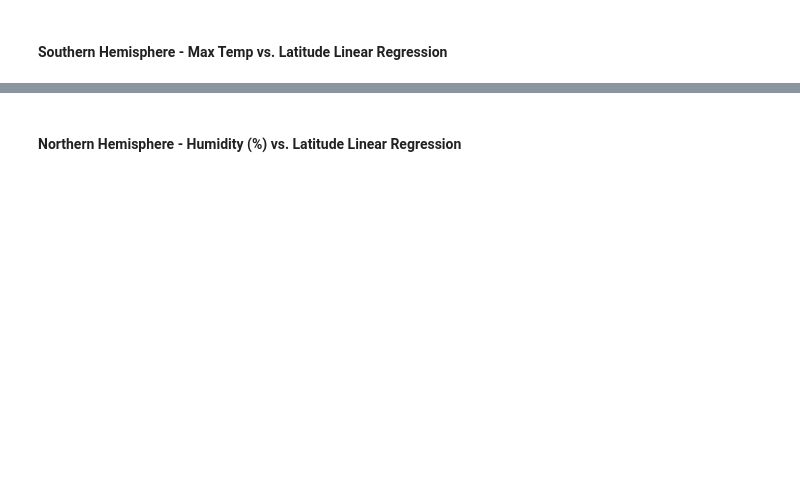
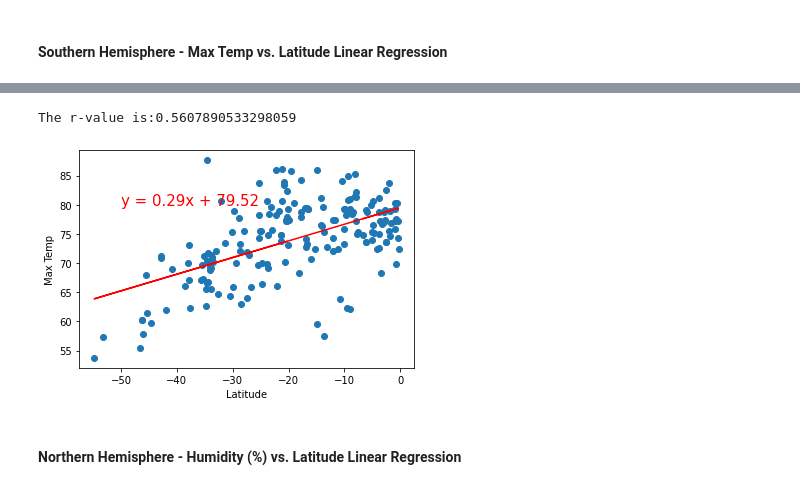
Before and after one commit to itanalytics/python-api-challenge, a Jupyter notebook: WeatherPy/WeatherPy.ipynb, the cells around one changed output, grey strips where cells are left out. Drawn from its saved outputs; the diff is of its cells as text; code cells hidden in the pictures; blank space fills up the shorter version.

```diff
--- a/WeatherPy/WeatherPy.ipynb
+++ b/WeatherPy/WeatherPy.ipynb
@@ -204,2 +217,11 @@ The r-value is: 0.6082708688906918
+# %%
+linearRegression(south_hemi_df['Lat'],south_hemi_df['Max Temp'])
+plt.annotate(line_eq,(-50,80),fontsize=15,color="red")
+plt.xlabel('Latitude')
+plt.ylabel('Max Temp')
+plt.show()
+# %% [output]
+The r-value is:0.5607890533298059
+[figure, added]
 # %% [markdown]
 ####  Northern Hemisphere - Humidity (%) vs. Latitude Linear Regression
```
Also changed, not shown: parts of 17 cells of this notebook.
